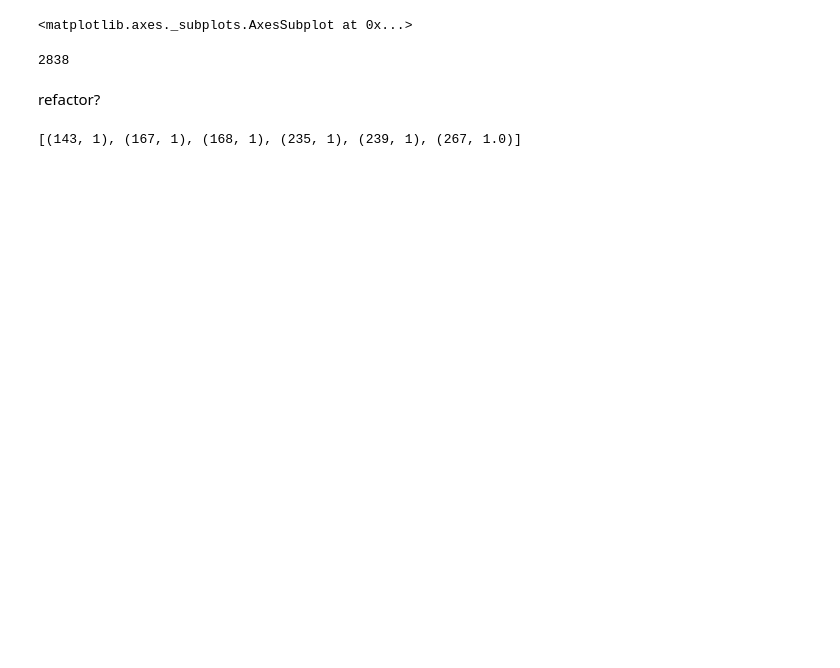
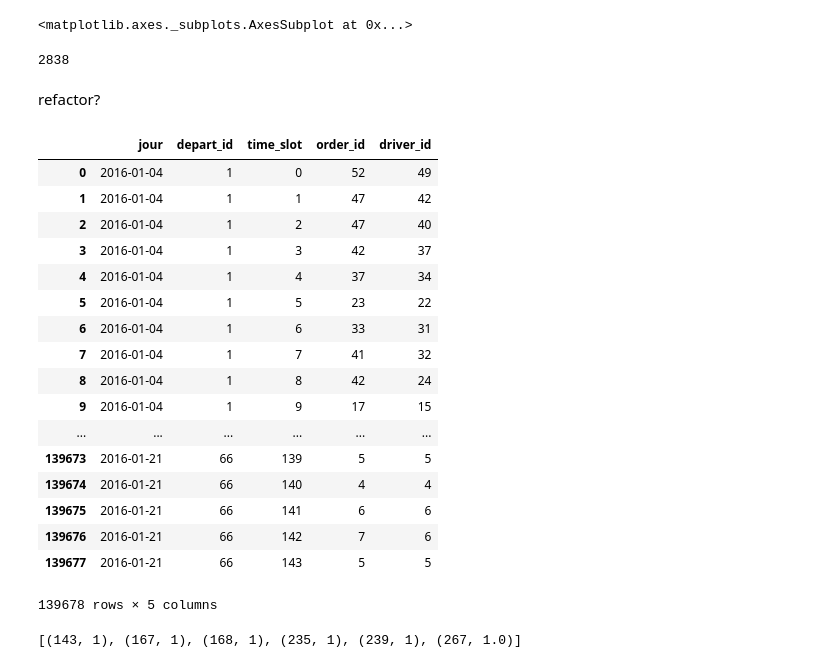
Before and after one commit to wattlebird/ditech, a Jupyter notebook: Feature_extraction_playground.ipynb, the cells around one changed output. Drawn from its saved outputs; the diff is of its cells as text; code cells hidden in the pictures; blank space fills up the shorter version.

```diff
--- a/Feature_extraction_playground.ipynb
+++ b/Feature_extraction_playground.ipynb
@@ -465,7 +465,13 @@ len(flst)
 2838
 # %% [markdown]
 refactor?
+# %%
+from datetime import date, timedelta
+import numpy as np
+
+startdate = date(2016, 1 ,1)
+total_datelist = [startdate+timedelta(days=i) for i in xrange(3,21)]
 # %%
-from feature_generation import *
+from feature_generation import refine_order_list
 
-test_order = refine_order_list("season_1/test_set_2", test_datelist)
+total_order = refine_order_list("season_1/training_data", total_datelist)
@@ -475,3 +478,24 @@ for i, j in zip(train_feature, rst[rst].index):
+# %%
+total_order.groupby(['jour','time_slot']).
+# %% [output]
+|  | jour | depart_id | time_slot | order_id | driver_id |
+| 0 | 2016-01-04 | 1 | 0 | 52 | 49 |
+| 1 | 2016-01-04 | 1 | 1 | 47 | 42 |
+| 2 | 2016-01-04 | 1 | 2 | 47 | 40 |
+| 3 | 2016-01-04 | 1 | 3 | 42 | 37 |
+| 4 | 2016-01-04 | 1 | 4 | 37 | 34 |
+| 5 | 2016-01-04 | 1 | 5 | 23 | 22 |
+| 6 | 2016-01-04 | 1 | 6 | 33 | 31 |
+| 7 | 2016-01-04 | 1 | 7 | 41 | 32 |
+| 8 | 2016-01-04 | 1 | 8 | 42 | 24 |
+| 9 | 2016-01-04 | 1 | 9 | 17 | 15 |
+| ... | ... | ... | ... | ... | ... |
+| 139673 | 2016-01-21 | 66 | 139 | 5 | 5 |
+| 139674 | 2016-01-21 | 66 | 140 | 4 | 4 |
+| 139675 | 2016-01-21 | 66 | 141 | 6 | 6 |
+| 139676 | 2016-01-21 | 66 | 142 | 7 | 6 |
+| 139677 | 2016-01-21 | 66 | 143 | 5 | 5 |
+139678 rows × 5 columns
 # %%
 i
 # %% [output]
```
Also changed, not shown: parts of 1 cell of this notebook, 4 other files.
